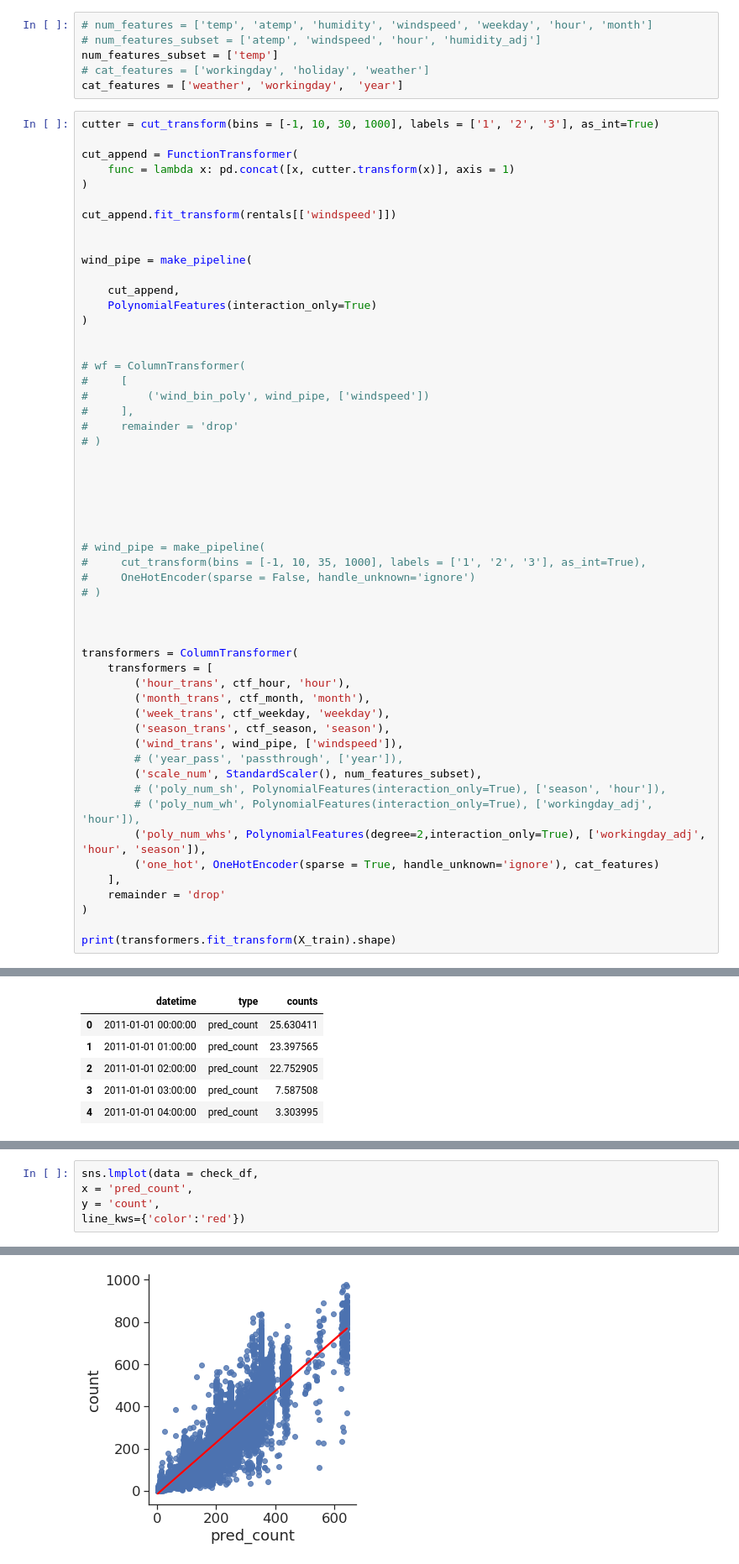
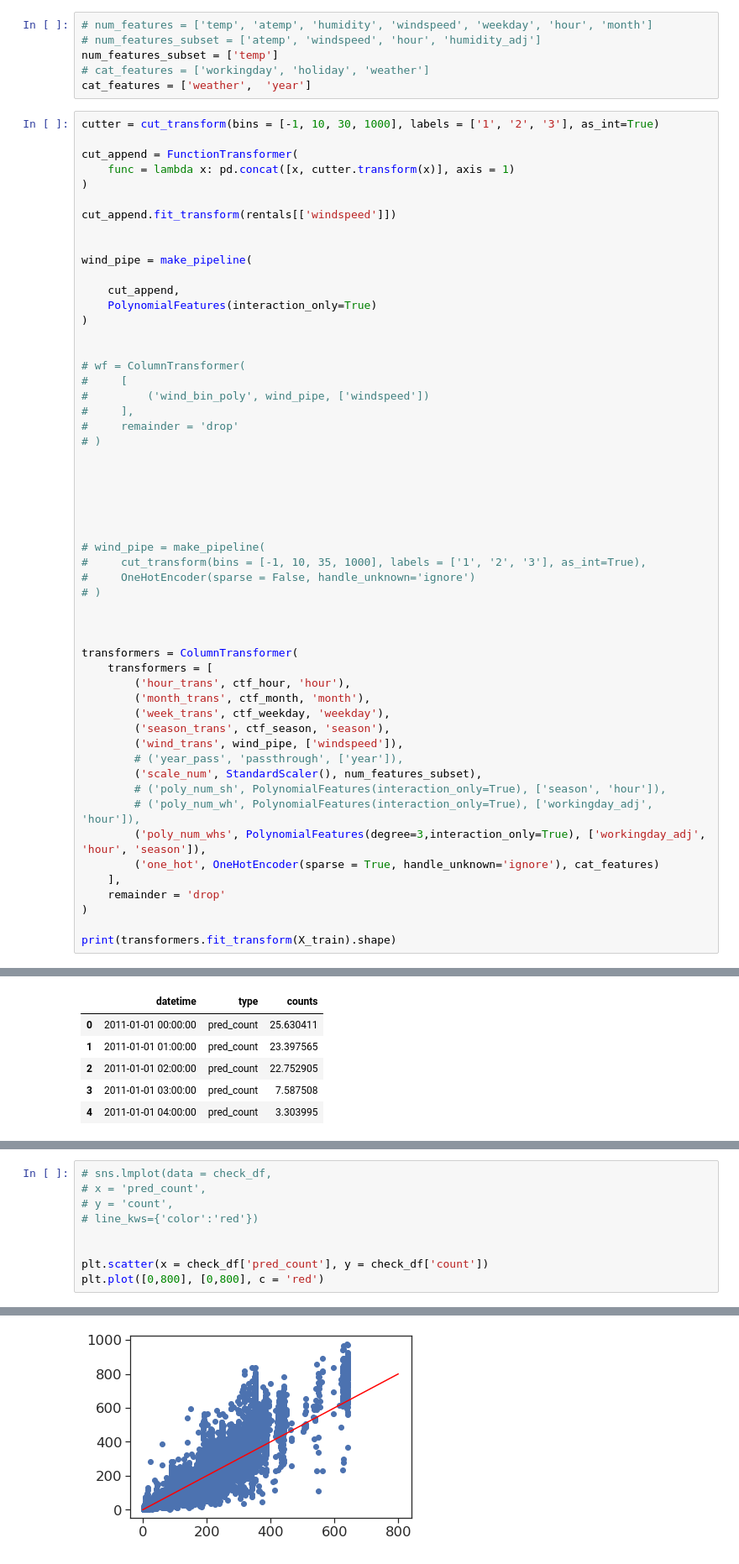
Before and after one commit to the-Hull/p045_spiced_projects, a Jupyter notebook: 03_week/02_exercises/03_regression_bike_explore.ipynb, the cells around one changed output, grey strips where cells are left out. Shown at 84% size. Saved outputs shown, nothing was run; the diff lists cells and outputs as text.

```diff
--- a/03_week/02_exercises/03_regression_bike_explore.ipynb
+++ b/03_week/02_exercises/03_regression_bike_explore.ipynb
@@ -427,7 +427,7 @@ ctf_season = FunctionTransformer(cyclic_trans, kw_args={'cycle' : 4})
 # num_features_subset = ['atemp', 'windspeed', 'hour', 'humidity_adj']
 num_features_subset = ['temp']
 # cat_features = ['workingday', 'holiday', 'weather']
-cat_features = ['weather', 'workingday',  'year']
+cat_features = ['weather',  'year']
 # %%
 cutter = cut_transform(bins = [-1, 10, 30, 1000], labels = ['1', '2', '3'], as_int=True)
 
@@ -475,7 +475,7 @@ transformers = ColumnTransformer(
         ('scale_num', StandardScaler(), num_features_subset),
         # ('poly_num_sh', PolynomialFeatures(interaction_only=True), ['season', 'hour']),
         # ('poly_num_wh', PolynomialFeatures(interaction_only=True), ['workingday_adj', 'hour']),
-        ('poly_num_whs', PolynomialFeatures(degree=2,interaction_only=True), ['workingday_adj', 'hour', 'season']),
+        ('poly_num_whs', PolynomialFeatures(degree=3,interaction_only=True), ['workingday_adj', 'hour', 'season']),
         ('one_hot', OneHotEncoder(sparse = True, handle_unknown='ignore'), cat_features)
     ],
     remainder = 'drop'
@@ -548,6 +591,10 @@ Index(['datetime', 'pred_count', 'count'], dtype='object')
 # %%
-sns.lmplot(data = check_df,
-x = 'pred_count',
-y = 'count',
-line_kws={'color':'red'})
+# sns.lmplot(data = check_df,
+# x = 'pred_count',
+# y = 'count',
+# line_kws={'color':'red'})
+
+
+plt.scatter(x = check_df['pred_count'], y = check_df['count'])
+plt.plot([0,800], [0,800], c = 'red')
 # %% [output]
@@ -555 +602 @@ line_kws={'color':'red'})
-[figure, old version]
+[figure, new version]
```
Also changed, not shown: parts of 17 cells of this notebook, 1 other file.
